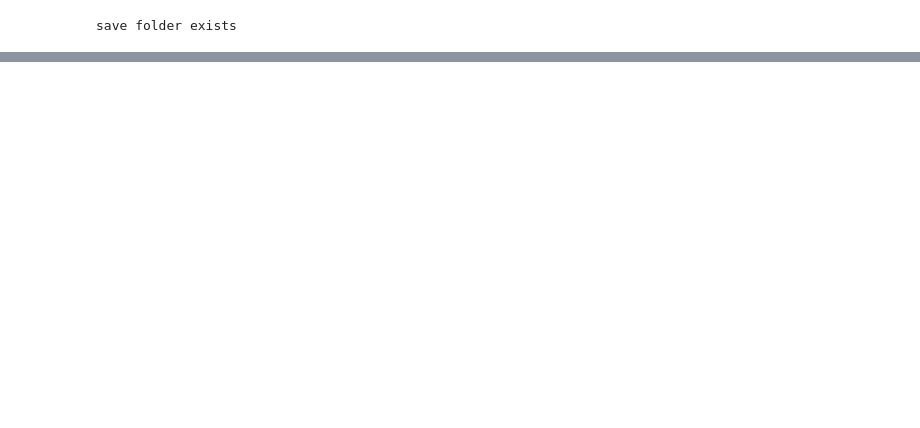
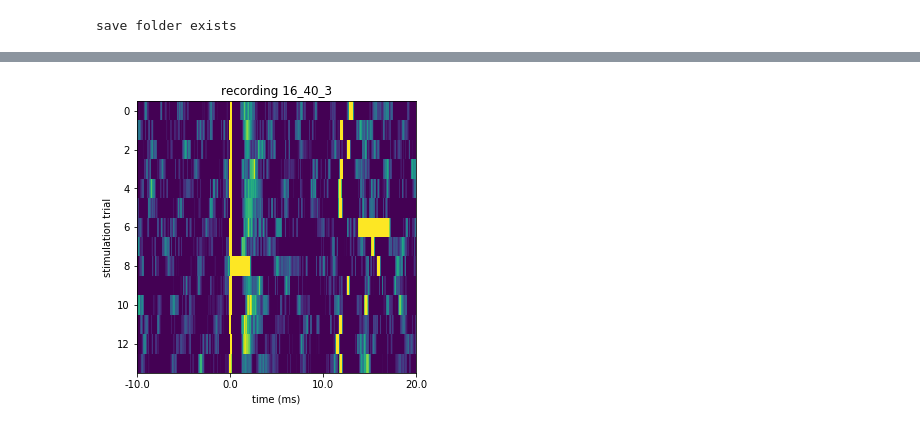
Before and after one commit to isabellow/lhy_hpc, a Jupyter notebook: stim/plot_antidromic_responses.ipynb, the cells around one changed output, grey strips where cells are left out. Cells and saved outputs as stored; diff of their text form; code cells hidden in the pictures; blank space fills up the shorter version.

```diff
--- a/stim/plot_antidromic_responses.ipynb
+++ b/stim/plot_antidromic_responses.ipynb
@@ -127,0 +87,9 @@ n_bins
+# %%
+''' plot all stimulation trials for this session '''
+f, ax = stim_plots.plot_stim_trials(v, t, dt, before_t=0.01, after_t=0.02)
+ax.set_title(f'recording {ex_session[15:22]}')
+
+# f.savefig(f'{save_folder}{ex_session[15:22]}_responses.png', dpi=600, bbox_inches='tight')
+plt.show()
+# %% [output]
+[figure, added]
```
Also changed, not shown: parts of 16 cells of this notebook, 41 other files.
